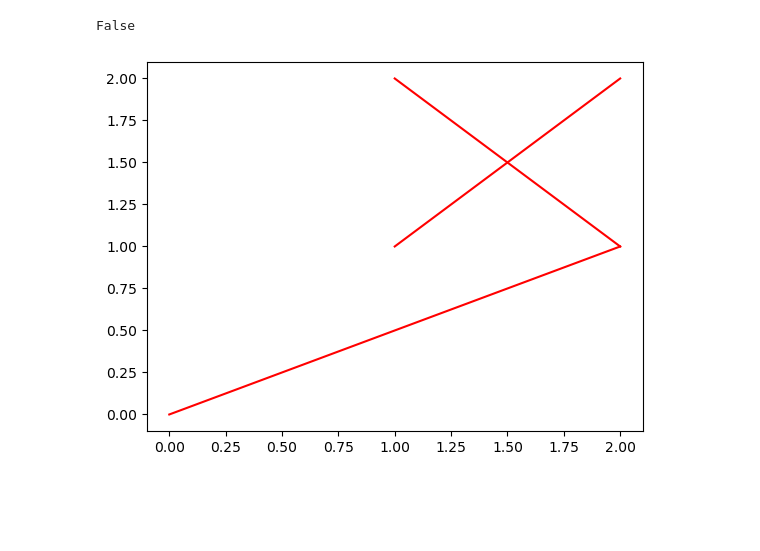
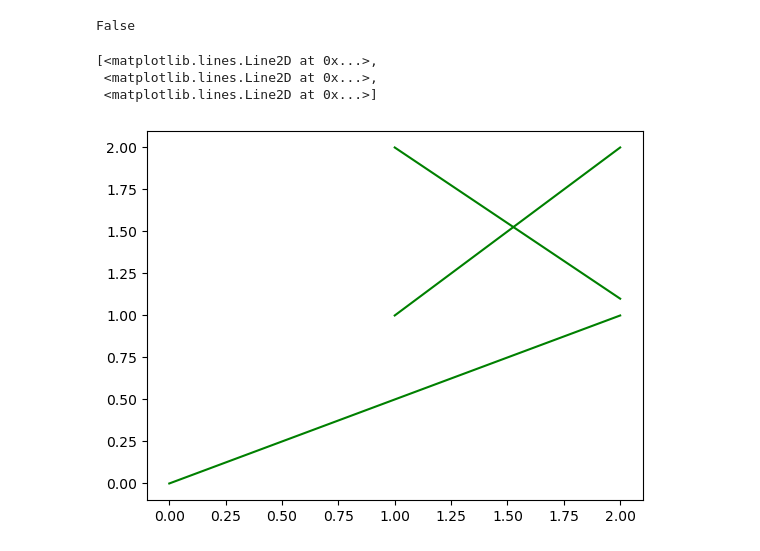
Before and after one commit to Deumek/camino-mas-corto-por-obstaculos, a Jupyter notebook: Caminos.ipynb, the cells around one changed output. Drawn from its saved outputs; the diff is of its cells as text; code cells hidden in the pictures; blank space fills up the shorter version.

```diff
--- a/Caminos.ipynb
+++ b/Caminos.ipynb
@@ -1,37 +1,59 @@
 # %%
 import numpy as np
 import matplotlib.pyplot as plt
-# %%
-def checkIntersection(s1, s2):
-    s1vec = s1[1] - s1[0]
-    s2vec = s2[1] - s2[0]
-    dist1Vec = s1[0] - s2[0]
-    dist2Vec = s1[1] - s2[1]
-
-    if ((s1vec[0]*dist1Vec[1] - s1vec[1]*dist1Vec[0])*(s1vec[0]*dist2Vec[1] - s1vec[1]*dist2Vec[0]) < 0.001 and
-        (s2vec[0]*dist1Vec[1] - s2vec[1]*dist1Vec[0])*(s2vec[0]*dist2Vec[1] - s2vec[1]*dist2Vec[0]) < 0.001):
-        return True
-    return False
-
-checkIntersection(np.array([(1,1),(2,2)]), np.array([(2,1),(0,0)]))
-# %% [output]
-False
+# %%
+def checkIntersection(s1, s2):
+    s1vec = s1[1] - s1[0]
+    s2vec = s2[1] - s2[0]
+    s1[0] += s1vec*0.001
+    s1[1] -= s1vec*0.001
+
+    s2[0] +=s2vec*0.001
+    s2[1] -=s2vec*0.001
+
+    s1vec = s1[1] - s1[0]
+    s2vec = s2[1] - s2[0]
+    dist1Vec = s1[0] - s2[0]
+    dist2Vec = s1[1] - s2[1]
+
+    if ((s1vec[0]*dist1Vec[1] - s1vec[1]*dist1Vec[0])*(s1vec[0]*dist2Vec[1] - s1vec[1]*dist2Vec[0]) < -1e-6 and
+        (s2vec[0]*dist1Vec[1] - s2vec[1]*dist1Vec[0])*(s2vec[0]*dist2Vec[1] - s2vec[1]*dist2Vec[0]) < -1e-6):
+        return True
+    elif ((s1vec[0]*dist1Vec[1] - s1vec[1]*dist1Vec[0])*(s1vec[0]*dist2Vec[1] - s1vec[1]*dist2Vec[0]) < 1e-6 and
+        (s2vec[0]*dist1Vec[1] - s2vec[1]*dist1Vec[0])*(s2vec[0]*dist2Vec[1] - s2vec[1]*dist2Vec[0]) < 1e-6):
+        # print("gugua", np.dot(s1vec, dist1Vec), np.dot(s1vec, dist2Vec), np.dot(s1vec, s1vec))
+        if np.dot(s1vec, dist1Vec)*np.dot(s1vec, dist2Vec) < 1e-6:
+            return True
+        elif (np.dot(s1vec, dist1Vec) >= 0 and np.dot(s1vec, dist1Vec) <= np.dot(s1vec, s1vec)
+              or np.dot(s1vec, dist2Vec) <= 0 and np.dot(s1vec, dist1Vec) >= -np.dot(s1vec, s1vec)):
+            return True
+    return False
+
+# def ccw(A,B,C):
+#     return (C[1]-A[1])*(B[0]-A[0]) > (B[1]-A[1])*(C[0]-A[0])
+
+# def checkIntersection(s1, s2): # (a, b) (c,d)
+#         return ccw(s1[0],s2[0],s2[1]) != ccw(s1[1],s2[0],s2[1]) and ccw(s1[0],s1[1],s2[0]) != ccw(s1[0],s1[1],s2[1])
+
+checkIntersection(np.array([(1,1),(2,2)], dtype='f'), np.array([(2,1),(0,0)], dtype='f'))
+# %% [output]
+False
 # %%
-obstacles = (((1, 1), (2, 2)), ((2, 1), (0, 0)), ((2, 1), (1, 2))) # (x1, y1), (x2, y2)
-def changeLineFormat(lines):
+obstacles = (((1, 1), (2, 2)), ((2, 1), (0, 0)), ((2, 1.1), (1, 2))) # (x1, y1), (x2, y2)
+def changeLineFormat(lines, intersectSet, color1, color2):
     lineList = []
     for line in lines:
-        isIntersecting = False
-        for line_ in lines:
-            if (line_ != line and checkIntersection(np.array(line), np.array(line_))):
-                isIntersecting = True
-                break
-        lineList += [(line[0][0], line[1][0]), (line[0][1], line[1][1]), 'r' if isIntersecting else 'b']
+        isInterecting = False
+        for li in intersectSet:
+            if (checkIntersection(np.array(line, dtype='f'), np.array(li, dtype='f'))):
+                isInterecting = True
+        lineList += [(line[0][0], line[1][0]), (line[0][1], line[1][1]), color2 if isInterecting else color1]
     return lineList
 
-def plotLines(lines):
-    plt.plot(*changeLineFormat(lines))
 
-plotLines(obstacles)
+plt.plot(*changeLineFormat(obstacles, (), 'g', 'r'))
 # %% [output]
+[<matplotlib.lines.Line2D at 0x...>,
+ <matplotlib.lines.Line2D at 0x...>,
+ <matplotlib.lines.Line2D at 0x...>]
-[figure, old version]
+[figure, new version]
```
Also changed, not shown: parts of 2 cells of this notebook.
